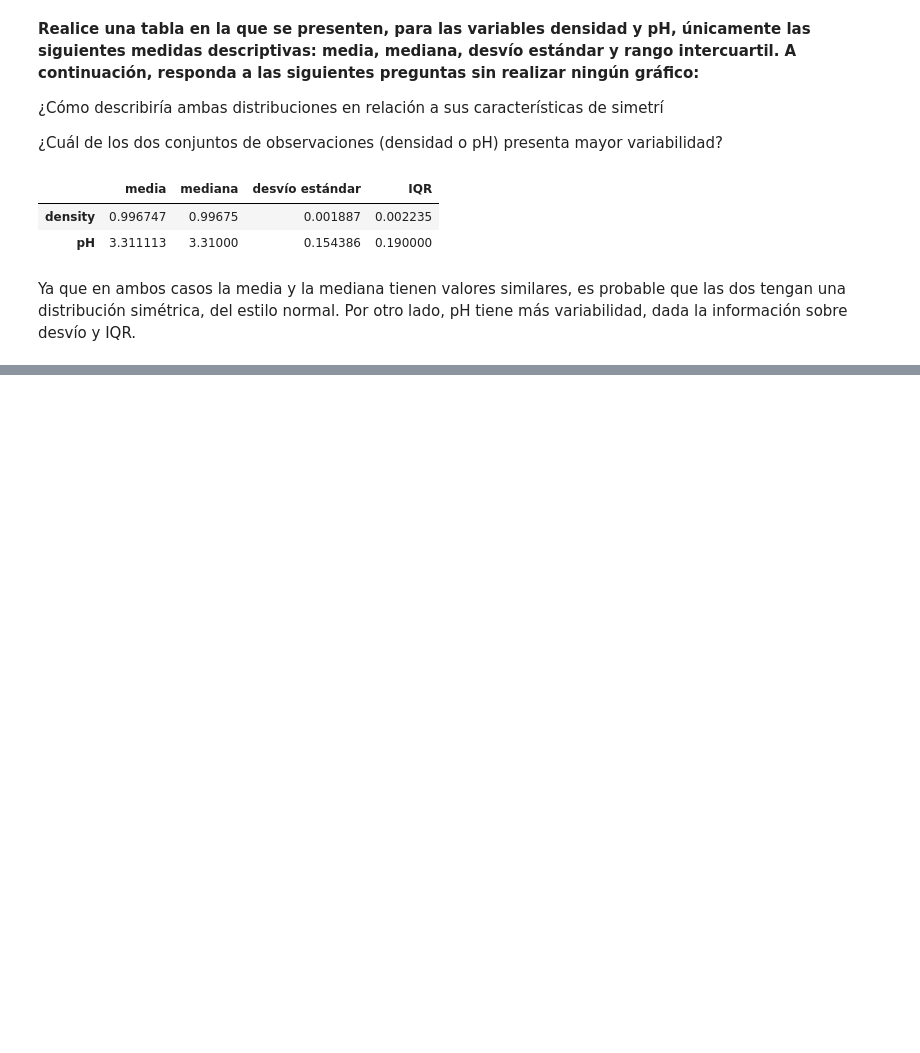
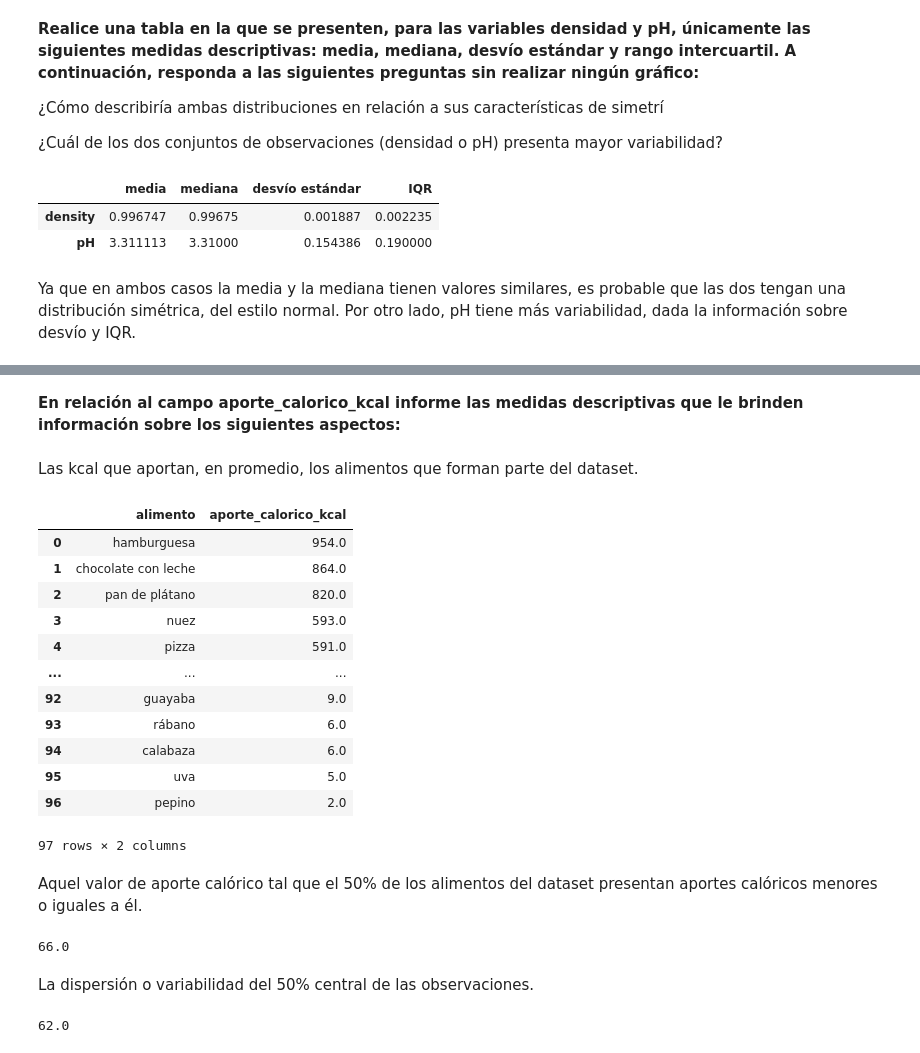
Before and after one commit to CaroRuiz92/exploracion_estadistica_pandas, a Jupyter notebook: Pract_3.ipynb, the cells around one changed output, grey strips where cells are left out. Cells and saved outputs as stored; diff of their text form; code cells hidden in the pictures; blank space fills up the shorter version.

```diff
--- a/Pract_3.ipynb
+++ b/Pract_3.ipynb
@@ -118,0 +173,35 @@ Ya que en ambos casos la media y la mediana tienen valores similares, es probabl
+# %% [markdown]
+**En relación al campo aporte_calorico_kcal informe las medidas descriptivas que le brinden información sobre los siguientes aspectos:**
+# %% [markdown]
+Las kcal que aportan, en promedio, los alimentos que forman parte del dataset.
+# %%
+data_alim.groupby('alimento')['aporte_calorico_kcal'].mean().sort_values(ascending=False).reset_index()
+# %% [output]
+|  | alimento | aporte_calorico_kcal |
+| 0 | hamburguesa | 954.0 |
+| 1 | chocolate con leche | 864.0 |
+| 2 | pan de plátano | 820.0 |
+| 3 | nuez | 593.0 |
+| 4 | pizza | 591.0 |
+| ... | ... | ... |
+| 92 | guayaba | 9.0 |
+| 93 | rábano | 6.0 |
+| 94 | calabaza | 6.0 |
+| 95 | uva | 5.0 |
+| 96 | pepino | 2.0 |
+97 rows × 2 columns
+# %% [markdown]
+Aquel valor de aporte calórico tal que el 50% de los alimentos del dataset presentan aportes calóricos menores o iguales a él.
+# %%
+data_alim['aporte_calorico_kcal'].median()
+# %% [output]
+66.0
+# %% [markdown]
+La dispersión o variabilidad del 50% central de las observaciones.
+# %%
+# Si se quiere ver la variabilidad de 50% de los datos, se debe buscar el IQR (rango intercuartílico)
+q3 = data_alim['aporte_calorico_kcal'].quantile(0.75)
+q1 = data_alim['aporte_calorico_kcal'].quantile(0.25)
+q3-q1
+# %% [output]
+62.0
```
Also changed, not shown: parts of 20 cells of this notebook.
